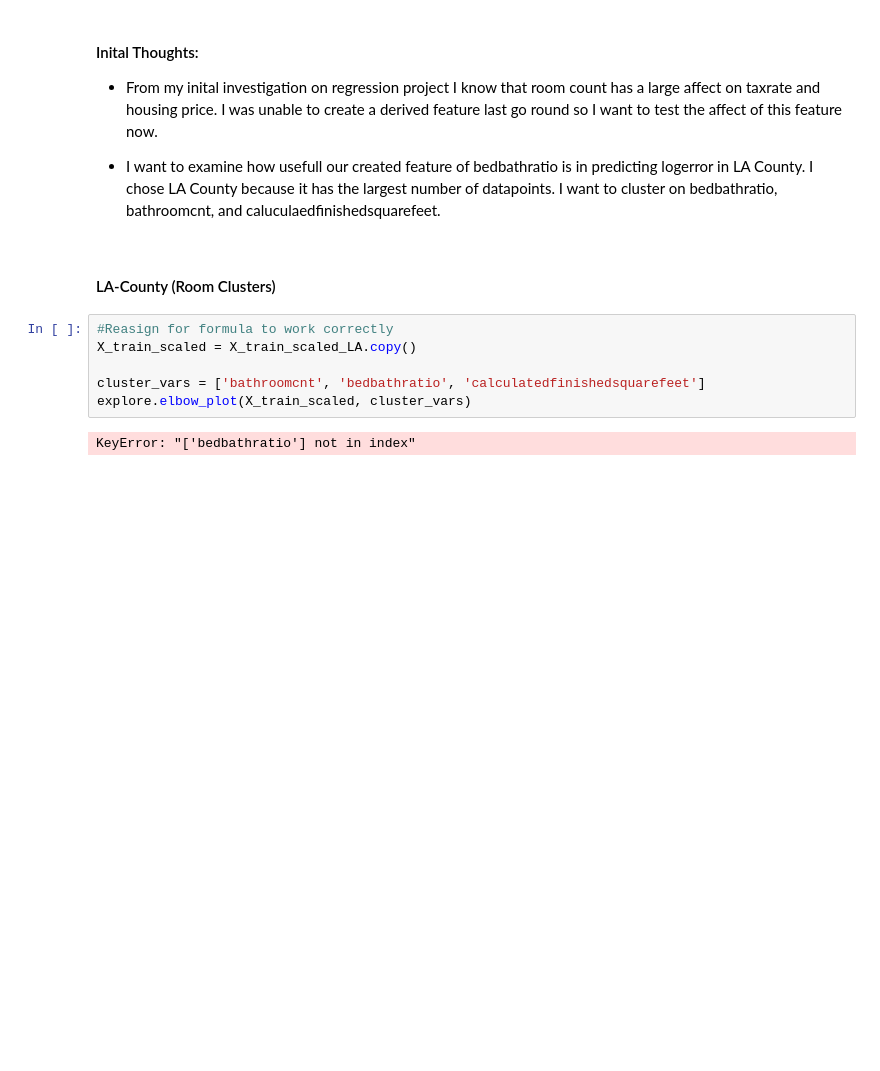
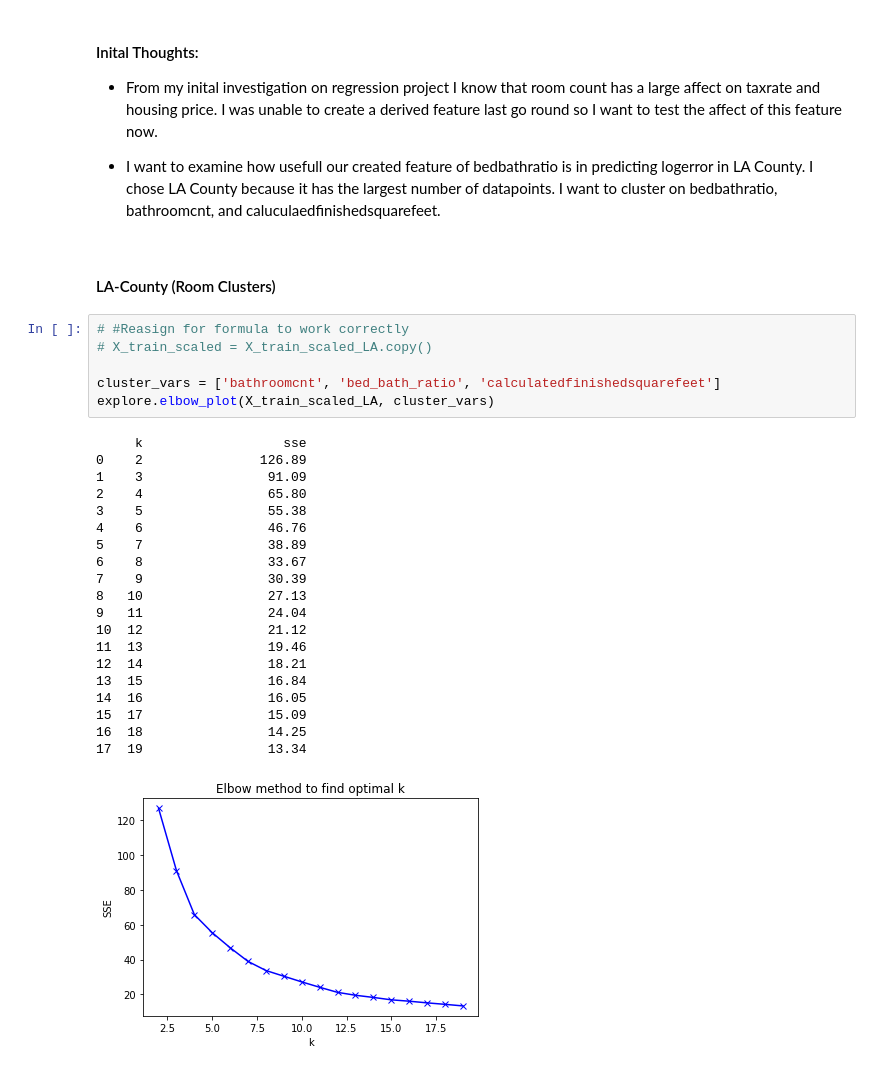
Before and after one commit to CSolitaire/zillow_cluster_project, a Jupyter notebook: mvp.ipynb, the cells around one changed output. Cells and saved outputs as stored; diff of their text form; blank space fills up the shorter version.

Commit message:
Working on First Cluster

```diff
--- a/mvp.ipynb
+++ b/mvp.ipynb
@@ -106,10 +106,29 @@ X_train_scaled_LA.head()
 # %% [markdown]
 #### LA-County (Room Clusters)
 # %%
-#Reasign for formula to work correctly
-X_train_scaled = X_train_scaled_LA.copy()
+# #Reasign for formula to work correctly
+# X_train_scaled = X_train_scaled_LA.copy()
 
-cluster_vars = ['bathroomcnt', 'bedbathratio', 'calculatedfinishedsquarefeet']
-explore.elbow_plot(X_train_scaled, cluster_vars)
+cluster_vars = ['bathroomcnt', 'bed_bath_ratio', 'calculatedfinishedsquarefeet']
+explore.elbow_plot(X_train_scaled_LA, cluster_vars)
 # %% [output]
-KeyError: "['bedbathratio'] not in index"
+     k                  sse
+0    2               126.89
+1    3                91.09
+2    4                65.80
+3    5                55.38
+4    6                46.76
+5    7                38.89
+6    8                33.67
+7    9                30.39
+8   10                27.13
+9   11                24.04
+10  12                21.12
+11  13                19.46
+12  14                18.21
+13  15                16.84
+14  16                16.05
+15  17                15.09
+16  18                14.25
+17  19                13.34
+[figure, added]
```
